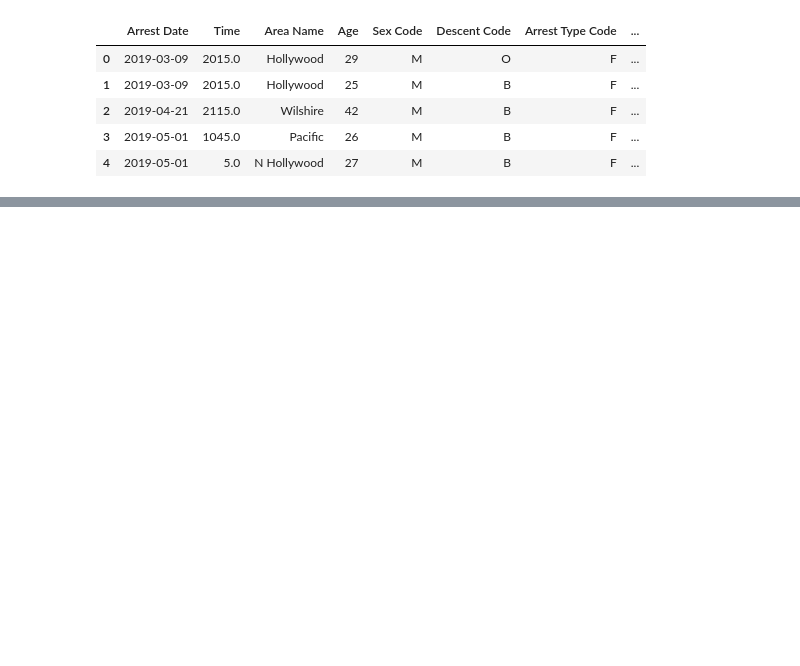
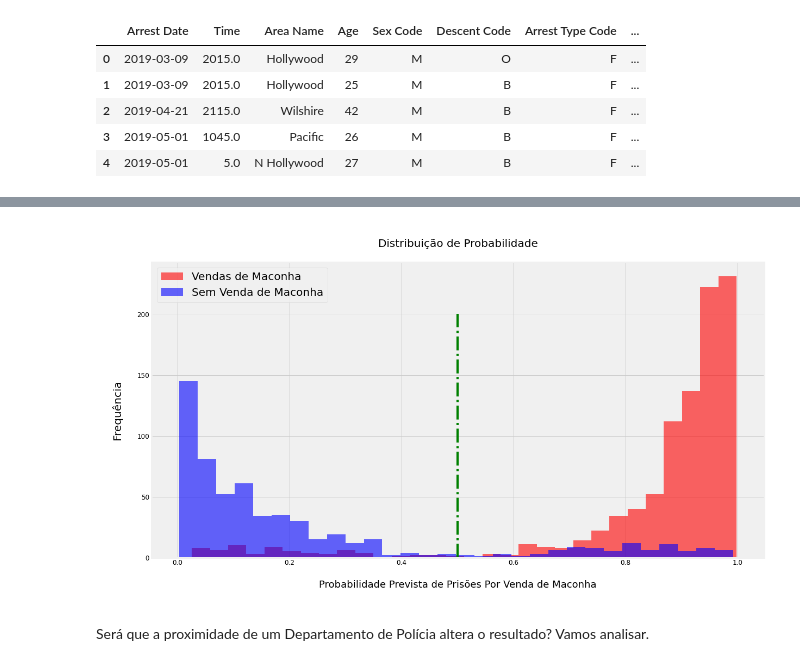
Before and after one commit to rodolffoterra/Projct_Marijuana_Legalization_TS, a Jupyter notebook: Projct_Marijuana_Legalization_TS_Part5.ipynb, the cells around one changed output, grey strips where cells are left out. Cells and saved outputs as stored; diff of their text form; code cells hidden in the pictures; blank space fills up the shorter version.

```diff
--- a/Projct_Marijuana_Legalization_TS_Part5.ipynb
+++ b/Projct_Marijuana_Legalization_TS_Part5.ipynb
@@ -537,0 +240,6 @@ Claramente parece haver um padrão entre o volume de prisões e a legalização
+# %%
+# Create the model
+modelo_lr = LogisticRegression()
+# %%
+# Training the model
+modelo_lr.fit(X_treino, y_treino)
@@ -537,0 +316,3 @@ Claramente parece haver um padrão entre o volume de prisões e a legalização
+# %%
+# Probabilities of arrest for manijuana sales (target class = 1)
+prob_prisao_vendas = modelo_lr.predict_proba(X_teste)[:,1]
@@ -537,0 +325,3 @@ Claramente parece haver um padrão entre o volume de prisões e a legalização
+# %%
+# Creates a dataframe with real values and predicted probabilities
+pred_df = pd.DataFrame({'Valores_reais': y_teste, 'valores_previstos':prob_prisao_vendas})
@@ -537,0 +338,32 @@ Claramente parece haver um padrão entre o volume de prisões e a legalização
+# %%
+# Plotbability Distribution Plot
+
+# Figure
+plt.figure(figsize  = (18,10))
+
+# Histogram of actual x predicted values for class 1
+plt.hist(pred_df[pred_df['Valores_reais'] ==1]['valores_previstos'],
+        bins = 30,
+        color = 'r',
+        alpha = 0.6,
+        label = 'Vendas de Maconha')
+
+# Histogram of actual x predicted values for class 1
+plt.hist(pred_df[pred_df['Valores_reais'] == 0]['valores_previstos'],
+        bins = 30,
+        color = 'blue',
+        alpha = 0.6,
+        label = 'Sem Venda de Maconha')
+
+# Chart centerline - vline - vertical line
+plt.vlines(x = 0.5, ymin = 0, ymax = 200, color = 'green', linestyle = '-.')
+
+# lables and caption
+plt.title('\nDistribuição de Probabilidade\n', fontsize = 20)
+plt.ylabel('\nFrequência\n', fontsize = 20)
+plt.xlabel('\nProbabilidade Prevista de Prisões Por Venda de Maconha\n', fontsize = 18)
+plt.legend(fontsize = 20);
+# %% [output]
+[figure, added]
+# %% [markdown]
+Será que a proximidade de um Departamento de Polícia altera o resultado? Vamos analisar.
```
Also changed, not shown: parts of 97 cells of this notebook, 4 other files.
